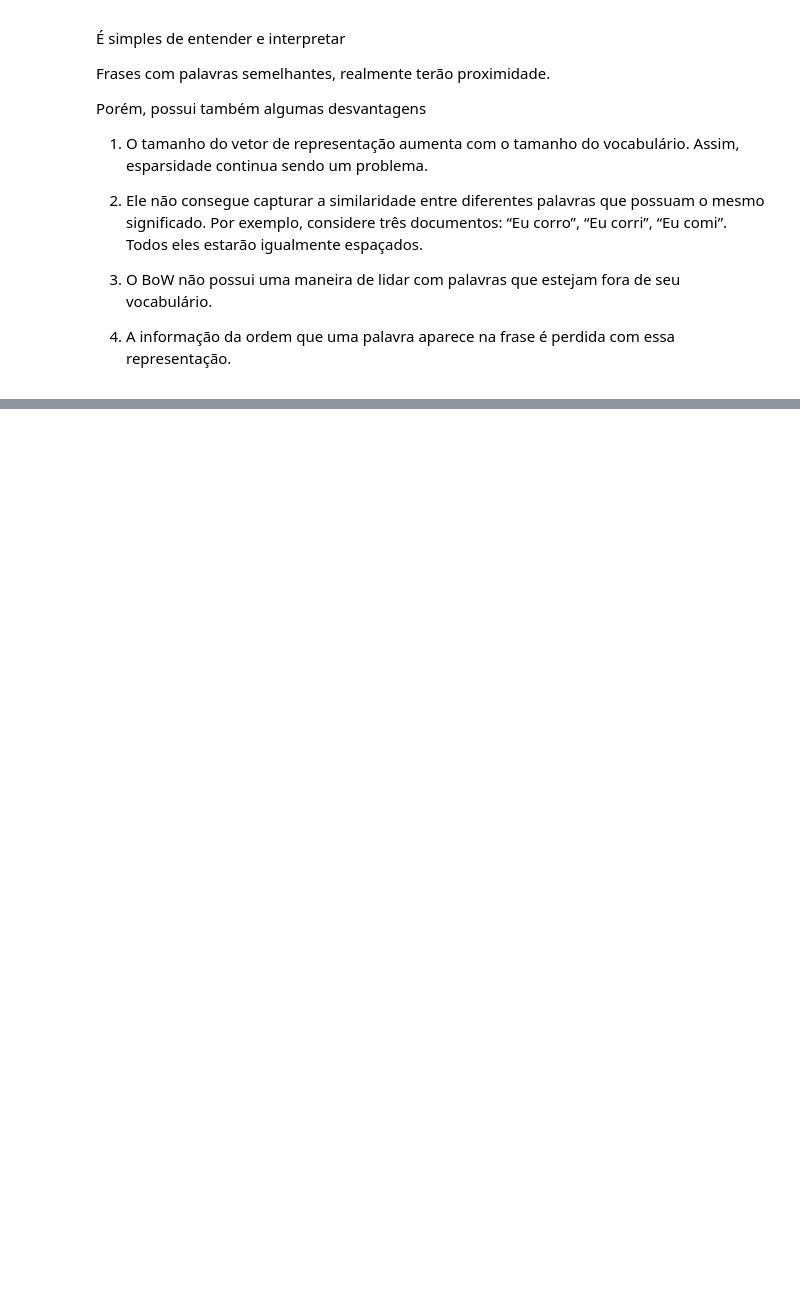
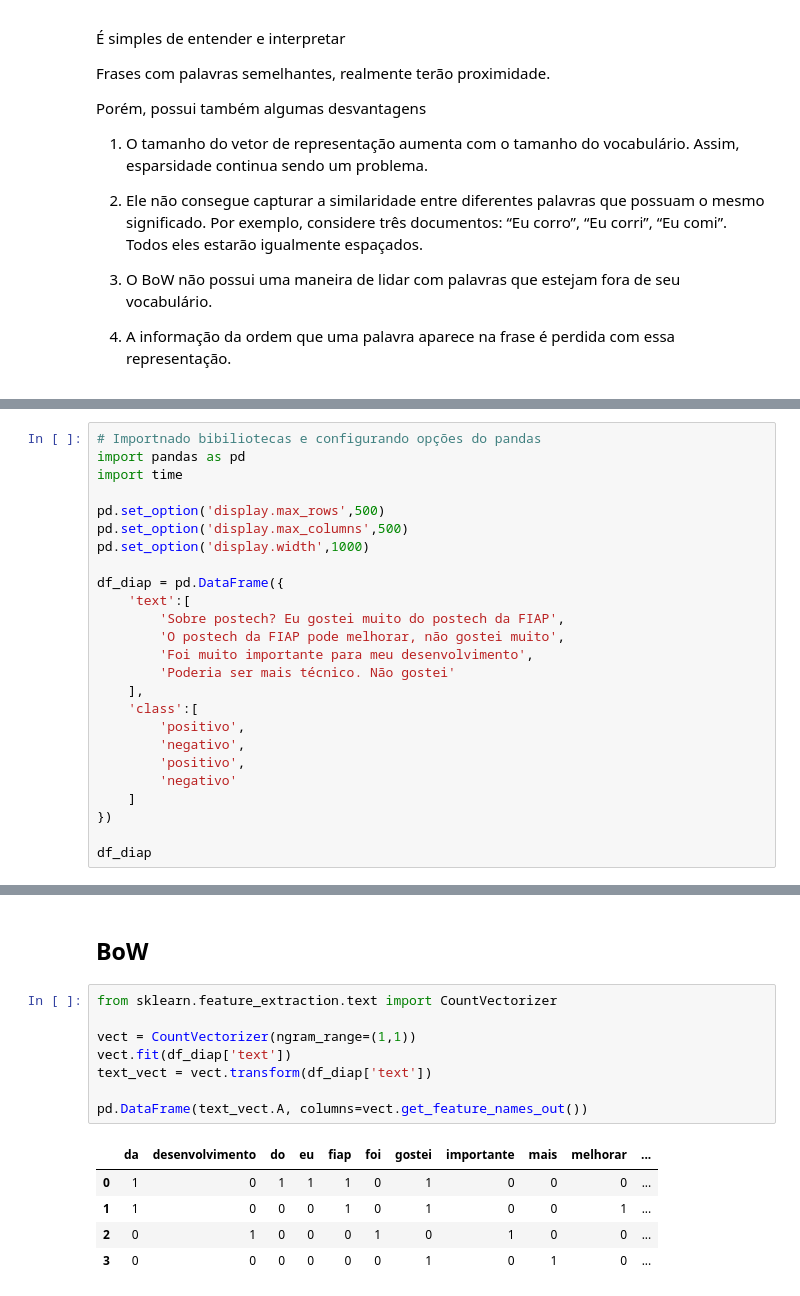
Before and after one commit to jackson-simionato/fase5_pos_tech, a Jupyter notebook: 2_Dados_Gerados_Humanos/2_3_Analise_Sentimentos_Textos/2_3_Analise_Sentimentos_Textos.ipynb, the cells around one changed output, grey strips where cells are left out. Cells and saved outputs as stored; diff of their text form; blank space fills up the shorter version.

```diff
--- a/2_Dados_Gerados_Humanos/2_3_Analise_Sentimentos_Textos/2_3_Analise_Sentimentos_Textos.ipynb
+++ b/2_Dados_Gerados_Humanos/2_3_Analise_Sentimentos_Textos/2_3_Analise_Sentimentos_Textos.ipynb
@@ -65,0 +80,25 @@ Porém, possui também algumas desvantagens
+# %%
+# Importnado bibiliotecas e configurando opções do pandas
+import pandas as pd
+import time
+
+pd.set_option('display.max_rows',500)
+pd.set_option('display.max_columns',500)
+pd.set_option('display.width',1000)
+
+df_diap = pd.DataFrame({
+    'text':[
+        'Sobre postech? Eu gostei muito do postech da FIAP',
+        'O postech da FIAP pode melhorar, não gostei muito',
+        'Foi muito importante para meu desenvolvimento',
+        'Poderia ser mais técnico. Não gostei'
+    ],
+    'class':[
+        'positivo',
+        'negativo',
+        'positivo',
+        'negativo'
+    ]
+})
+
+df_diap
@@ -65,0 +111,16 @@ Porém, possui também algumas desvantagens
+# %% [markdown]
+## BoW
+# %%
+from sklearn.feature_extraction.text import CountVectorizer
+
+vect = CountVectorizer(ngram_range=(1,1))
+vect.fit(df_diap['text'])
+text_vect = vect.transform(df_diap['text'])
+
+pd.DataFrame(text_vect.A, columns=vect.get_feature_names_out())
+# %% [output]
+|  | da | desenvolvimento | do | eu | fiap | foi | gostei | importante | mais | melhorar | ... |
+| 0 | 1 | 0 | 1 | 1 | 1 | 0 | 1 | 0 | 0 | 0 | ... |
+| 1 | 1 | 0 | 0 | 0 | 1 | 0 | 1 | 0 | 0 | 1 | ... |
+| 2 | 0 | 1 | 0 | 0 | 0 | 1 | 0 | 1 | 0 | 0 | ... |
+| 3 | 0 | 0 | 0 | 0 | 0 | 0 | 1 | 0 | 1 | 0 | ... |
```
Also changed, not shown: parts of 29 cells of this notebook, 1 other file.
